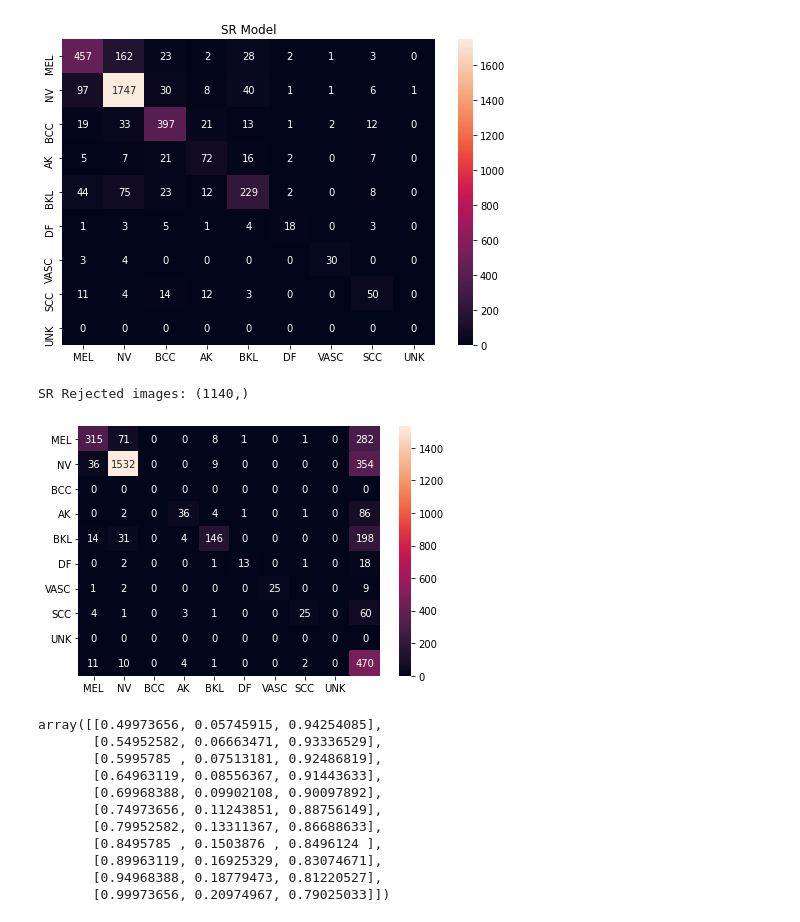
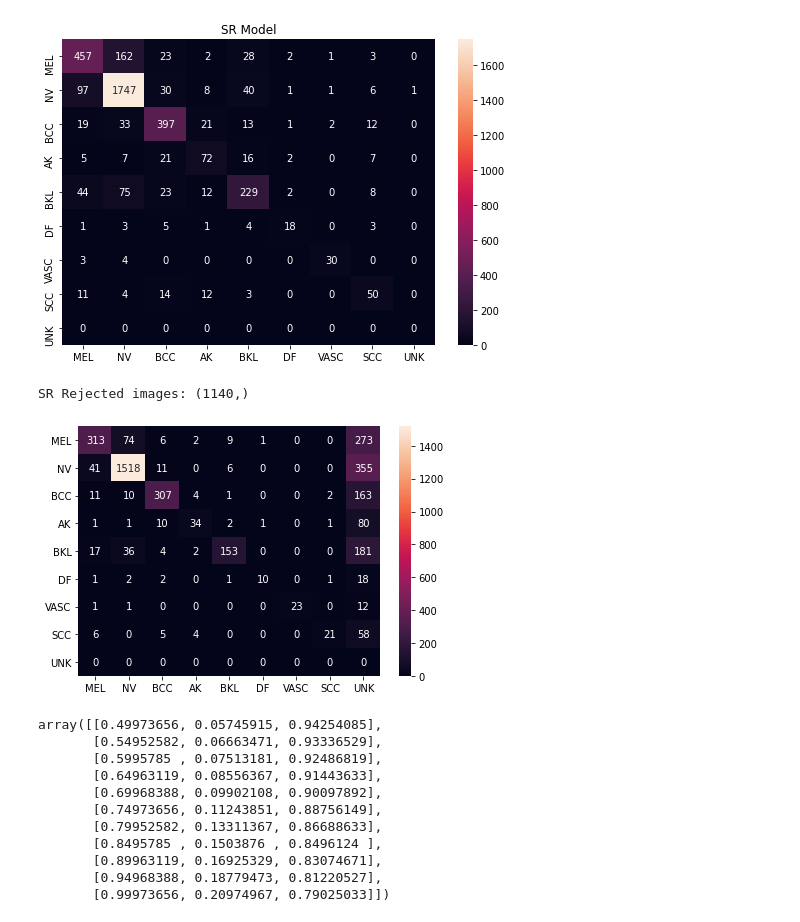
Before and after one commit to EvelynAnyebe/cnn_selective_classification, a Jupyter notebook: skin_cancer/sel_selnet_multiple.ipynb, the cells around one changed output. Cells and saved outputs as stored; diff of their text form; code cells hidden in the pictures.

```diff
--- a/skin_cancer/sel_selnet_multiple.ipynb
+++ b/skin_cancer/sel_selnet_multiple.ipynb
@@ -803,16 +801,16 @@ plt.show()
 [figure]
 # %%
 sr_covered = sr_covered_idx(coverages[4],y_true,sr_predictions)
-sr_y_pred[np.where(sr_covered==False)[0]] = 2
+sr_y_pred[np.where(sr_covered==False)[0]] = num_class -1
 print("SR Rejected images: {}".format(np.where(sr_covered==False)[0].shape))
-cm = plot_cm(y_true,sr_y_pred,[*classes,2])
+cm = plot_cm(y_true,sr_y_pred,[*classes])
 sns.heatmap(cm, annot=True, fmt="d",xticklabels=classnames,yticklabels=classnames)
 ax.set_title('SR Model')
 plt.tight_layout()
 plt.show()
 # %% [output]
 SR Rejected images: (1140,)
-[figure, old version]
+[figure, new version]
 # %%
 sr_coverages_risk = np.zeros((coverages.shape[0],3), dtype = "float")
 i=0
```
Also changed, not shown: parts of 1 cell of this notebook.
